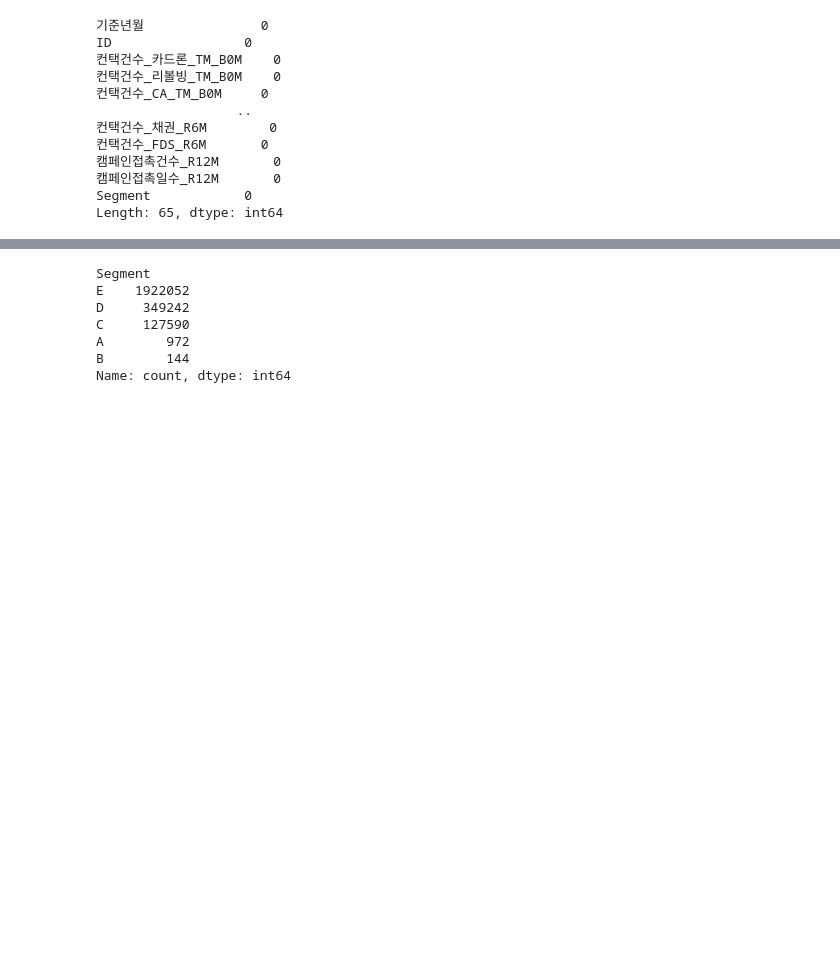
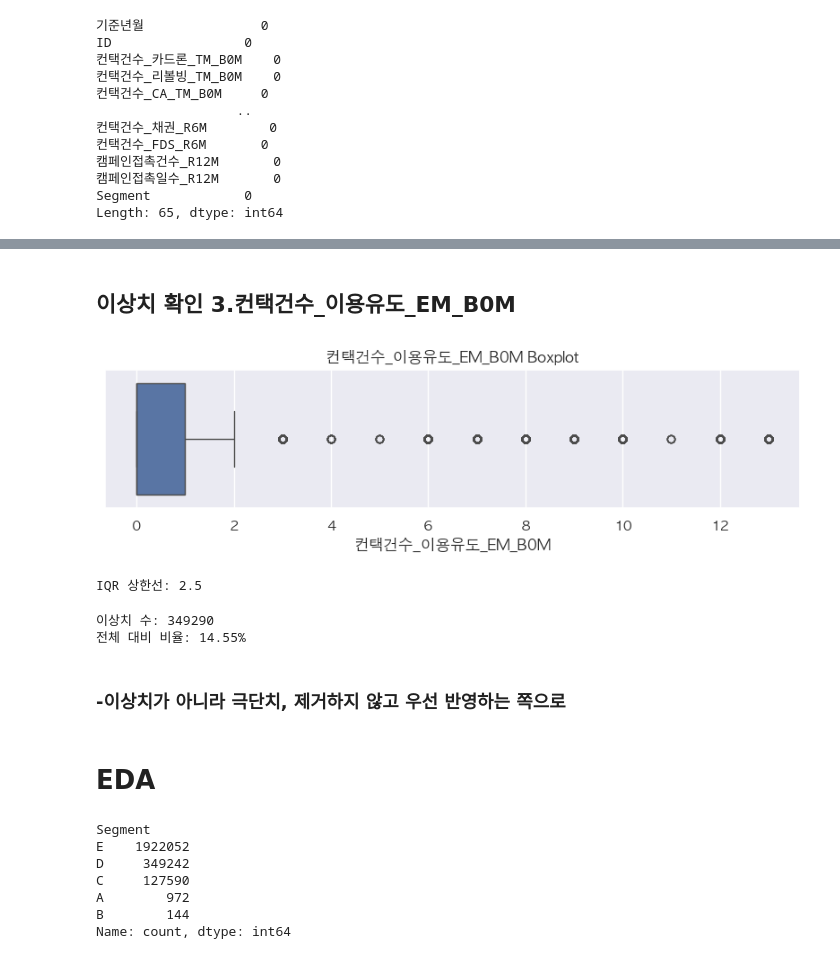
Before and after one commit to hyojun121/final, a Jupyter notebook: 07_마케팅 정보_EDA.ipynb, the cells around one changed output, grey strips where cells are left out. Cells and saved outputs as stored; diff of their text form; code cells hidden in the pictures; blank space fills up the shorter version.

```diff
--- a/07_마케팅 정보_EDA.ipynb
+++ b/07_마케팅 정보_EDA.ipynb
@@ -149,3 +229,38 @@ Length: 65, dtype: int64
+# %% [markdown]
+## 이상치 확인 3.컨택건수_이용유도_EM_B0M
+# %%
+col = '컨택건수_이용유도_EM_B0M'
+df[col].describe()
+
+import seaborn as sns
+import matplotlib.pyplot as plt
+
+plt.figure(figsize=(10, 2))
+sns.boxplot(x=df[col])
+plt.title(f'{col} Boxplot')
+plt.show()
+# %% [output]
+[figure, added]
+# %%
+Q1 = df[col].quantile(0.25)
+Q3 = df[col].quantile(0.75)
+IQR = Q3 - Q1
+upper_bound = Q3 + 1.5 * IQR
+
+print(f"IQR 상한선: {upper_bound}")
+# %% [output]
+IQR 상한선: 2.5
+# %%
+outliers = df[df[col] > upper_bound]
+print(f"이상치 수: {len(outliers)}")
+print(f"전체 대비 비율: {len(outliers)/len(df)*100:.2f}%")
+# %% [output]
+이상치 수: 349290
+전체 대비 비율: 14.55%
+# %% [markdown]
+### -이상치가 아니라 극단치, 제거하지 않고 우선 반영하는 쪽으로
+# %% [markdown]
+# EDA
 # %%
 #Segment 분포 확인
 df['Segment'].value_counts()
```
Also changed, not shown: parts of 10 cells of this notebook.
